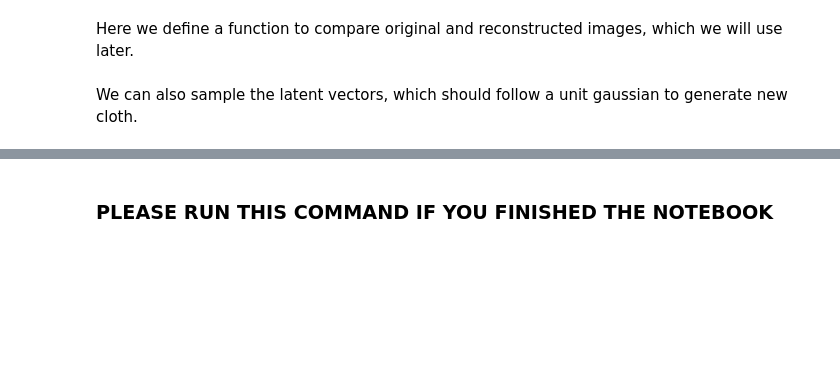
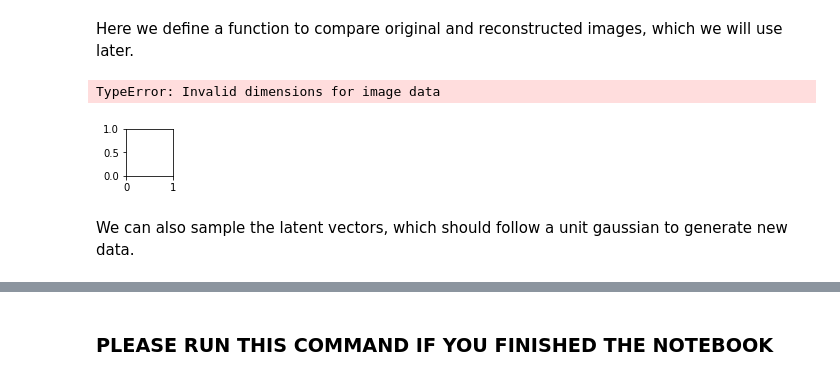
Before and after one commit to schattenklaus/FLIK2020, a Jupyter notebook: Day 3/13_Keras_VAE.ipynb, the cells around one changed output, grey strips where cells are left out. Cells and saved outputs as stored; diff of their text form; code cells hidden in the pictures; blank space fills up the shorter version.

```diff
--- a/Day 3/13_Keras_VAE.ipynb
+++ b/Day 3/13_Keras_VAE.ipynb
@@ -389,9 +299,12 @@ def showImages(ae, data):
         ax.get_yaxis().set_visible(False)
     plt.show()
 # %%
-showImages(autoencoder, x_test[0:20])
+showImages(vae, input_test[0:20])
+# %% [output]
+TypeError: Invalid dimensions for image data
+[figure, added]
 # %% [markdown]
-We can also sample the latent vectors, which should follow a unit gaussian to generate new cloth.
+We can also sample the latent vectors, which should follow a unit gaussian to generate new data.
 # %%
 def showImagesGen(decoder, sample=sample, n=20):
     latentDim = sample.inputs[0].shape.as_list()[-1]
```
Also changed, not shown: parts of 22 cells of this notebook, 2 other files.
